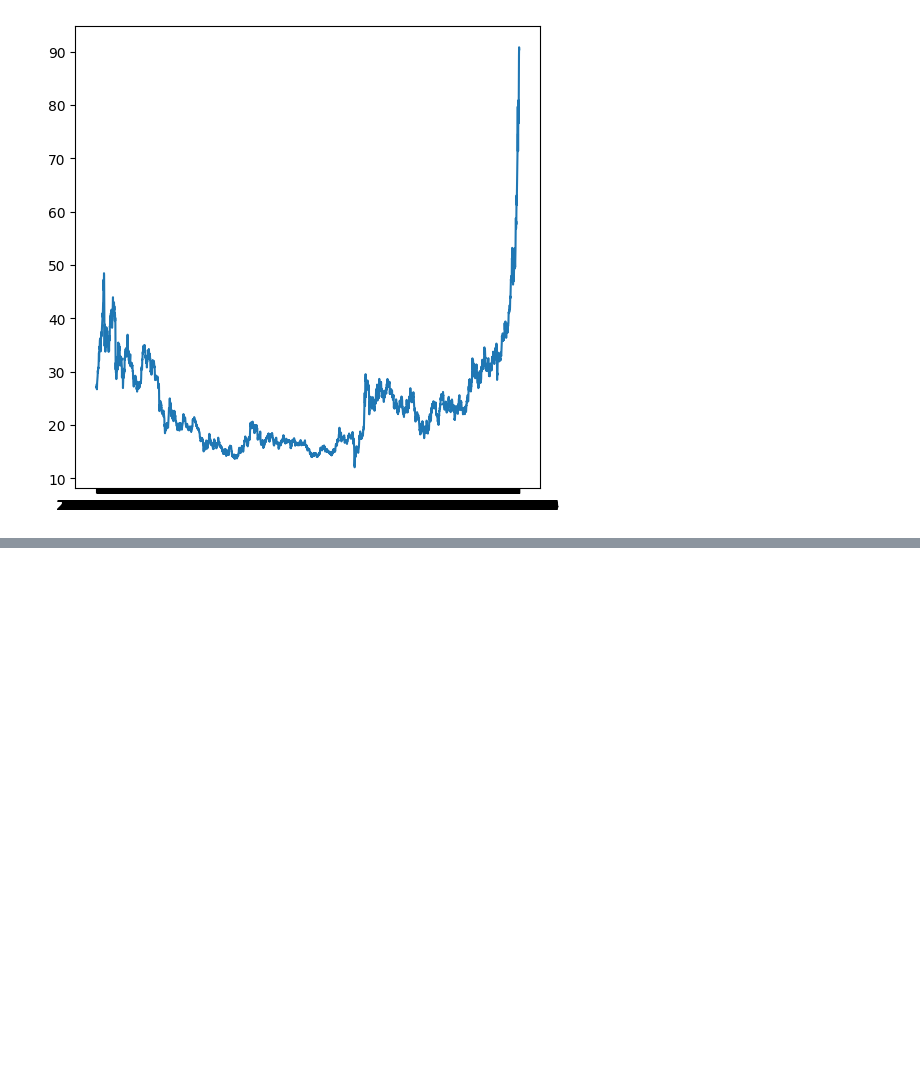
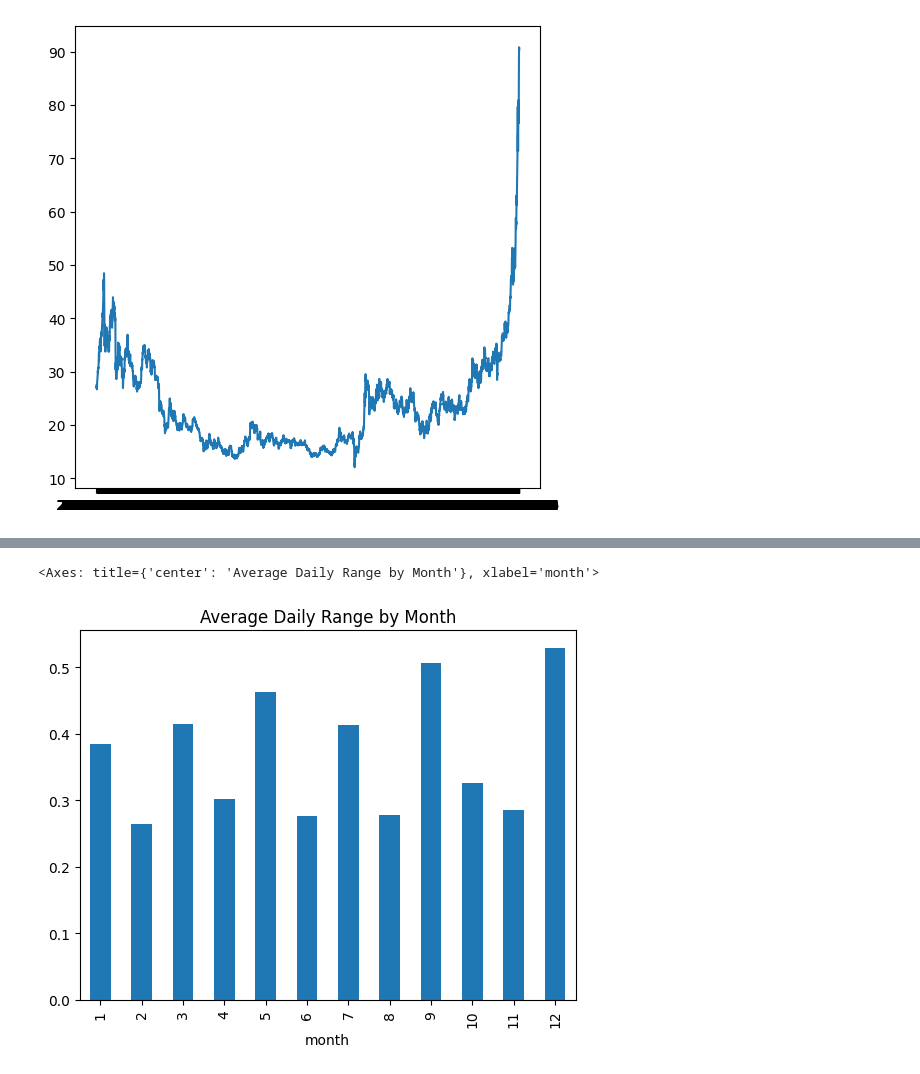
Before and after one commit to mayurimamdi/SilverRatePredAndEDA, a Jupyter notebook: notebook/EDA.ipynb, the cells around one changed output, grey strips where cells are left out. Cells and saved outputs as stored; diff of their text form; code cells hidden in the pictures; blank space fills up the shorter version.

```diff
--- a/notebook/EDA.ipynb
+++ b/notebook/EDA.ipynb
@@ -207,0 +234,9 @@ plt.show()
+# %%
+df['range'] = df['High'] - df['Low']
+
+df.groupby('month')['range'].mean().plot(
+    kind='bar', title='Average Daily Range by Month'
+)
+# %% [output]
+<Axes: title={'center': 'Average Daily Range by Month'}, xlabel='month'>
+[figure, added]
```
Also changed, not shown: parts of 3 cells of this notebook.
